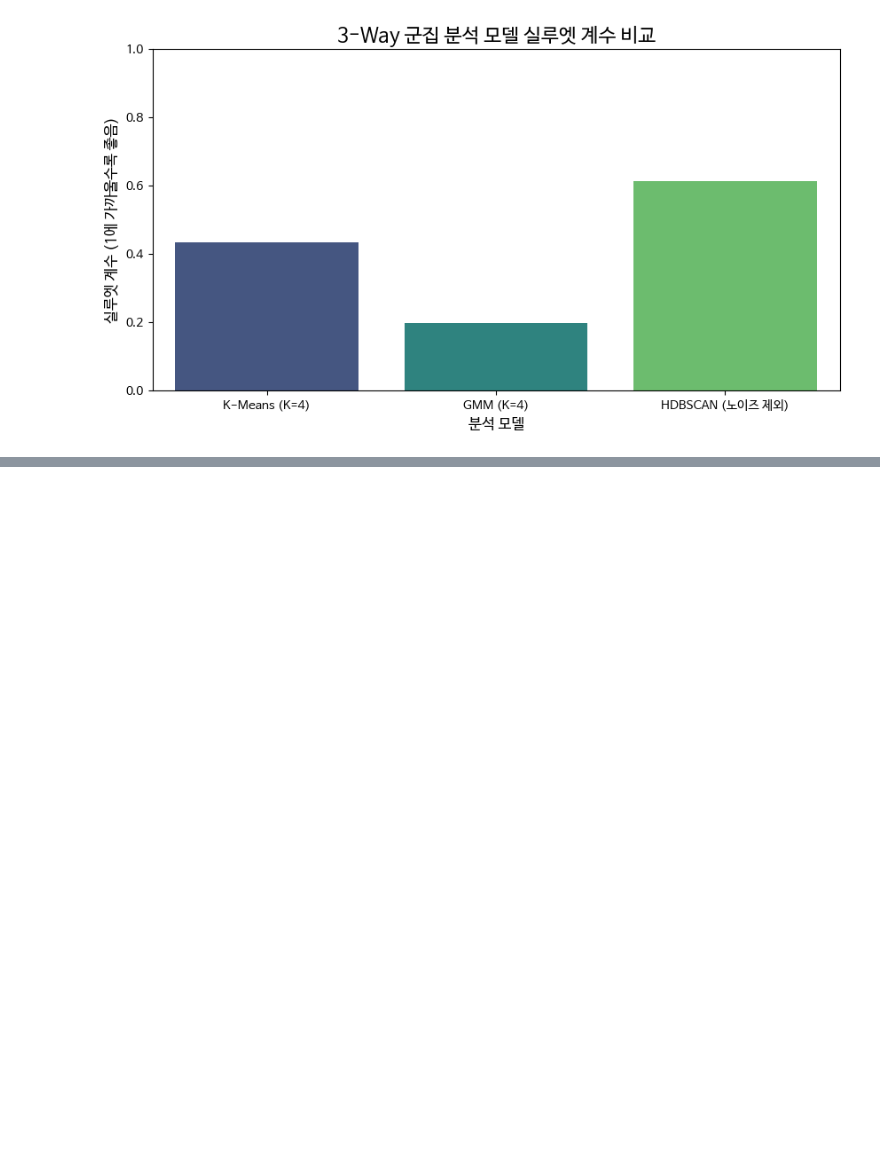
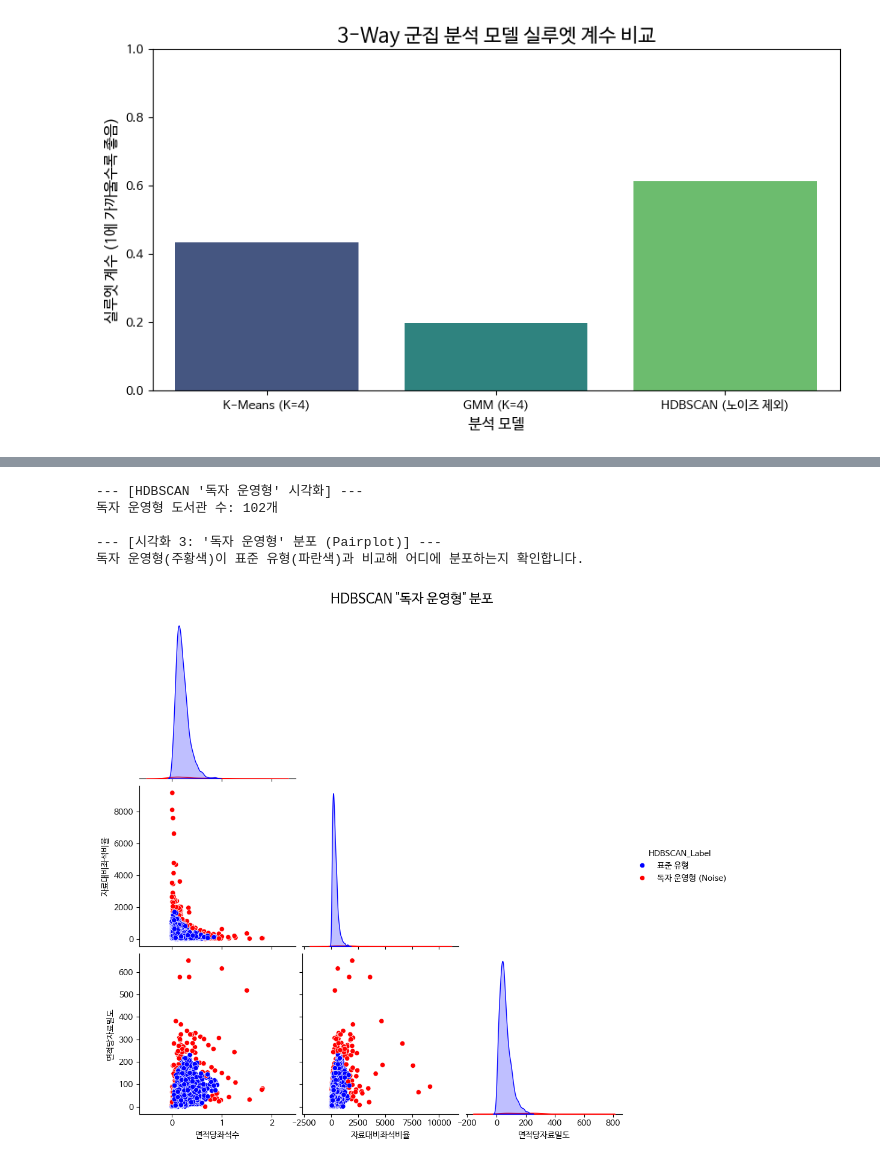
Before and after one commit to Dohwan93/d_hlee, a Jupyter notebook: 캡스톤디자인.ipynb, the cells around one changed output, grey strips where cells are left out. Drawn from its saved outputs; the diff is of its cells as text; code cells hidden in the pictures; blank space fills up the shorter version.

```diff
--- a/캡스톤디자인.ipynb
+++ b/캡스톤디자인.ipynb
@@ -821,0 +1062,29 @@ plt.show()
+# %%
+print("--- [HDBSCAN '독자 운영형' 시각화] ---")
+# 6단계에서 계산한 HDBSCAN_Cluster 열을 사용합니다.
+# -1 이면 "독자 운영형", 그 외(0, 1, 2...)는 "표준 유형"으로 라벨을 만듭니다.
+
+# np.where는 엑셀의 IF함수와 같습니다.
+# (조건, "참일때 값", "거짓일때 값")
+df_analysis['HDBSCAN_Label'] = np.where(df_analysis['HDBSCAN_Cluster'] == -1,
+                                        '독자 운영형 (Noise)',
+                                        '표준 유형')
+
+print(f"독자 운영형 도서관 수: {(df_analysis['HDBSCAN_Label'] == '독자 운영형 (Noise)').sum()}개")
+
+# --- Pairplot 시각화 (HDBSCAN 기준) ---
+print("\n--- [시각화 3: '독자 운영형' 분포 (Pairplot)] ---")
+print("독자 운영형(주황색)이 표준 유형(파란색)과 비교해 어디에 분포하는지 확인합니다.")
+
+hdb_plot = sns.pairplot(df_analysis, hue='HDBSCAN_Label', vars=features,
+                        corner=True, height=3,
+                        palette={'표준 유형': 'blue', '독자 운영형 (Noise)': 'red'}) # 색상 지정
+hdb_plot.fig.suptitle('HDBSCAN "독자 운영형" 분포', y=1.03, fontsize=16)
+plt.show()
+# %% [output]
+--- [HDBSCAN '독자 운영형' 시각화] ---
+독자 운영형 도서관 수: 102개
+
+--- [시각화 3: '독자 운영형' 분포 (Pairplot)] ---
+독자 운영형(주황색)이 표준 유형(파란색)과 비교해 어디에 분포하는지 확인합니다.
+[figure, added]
```
Also changed, not shown: parts of 17 cells of this notebook.
